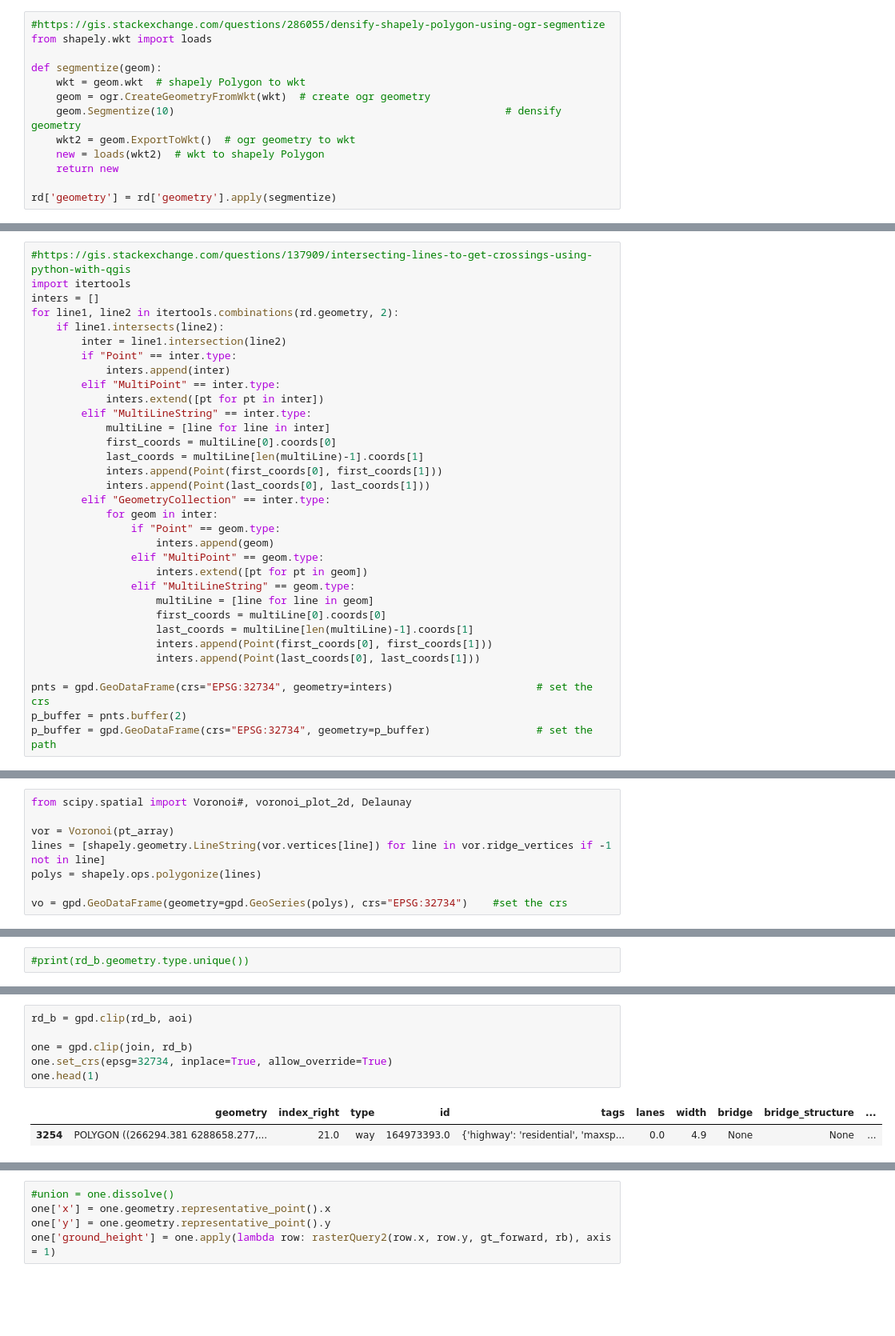
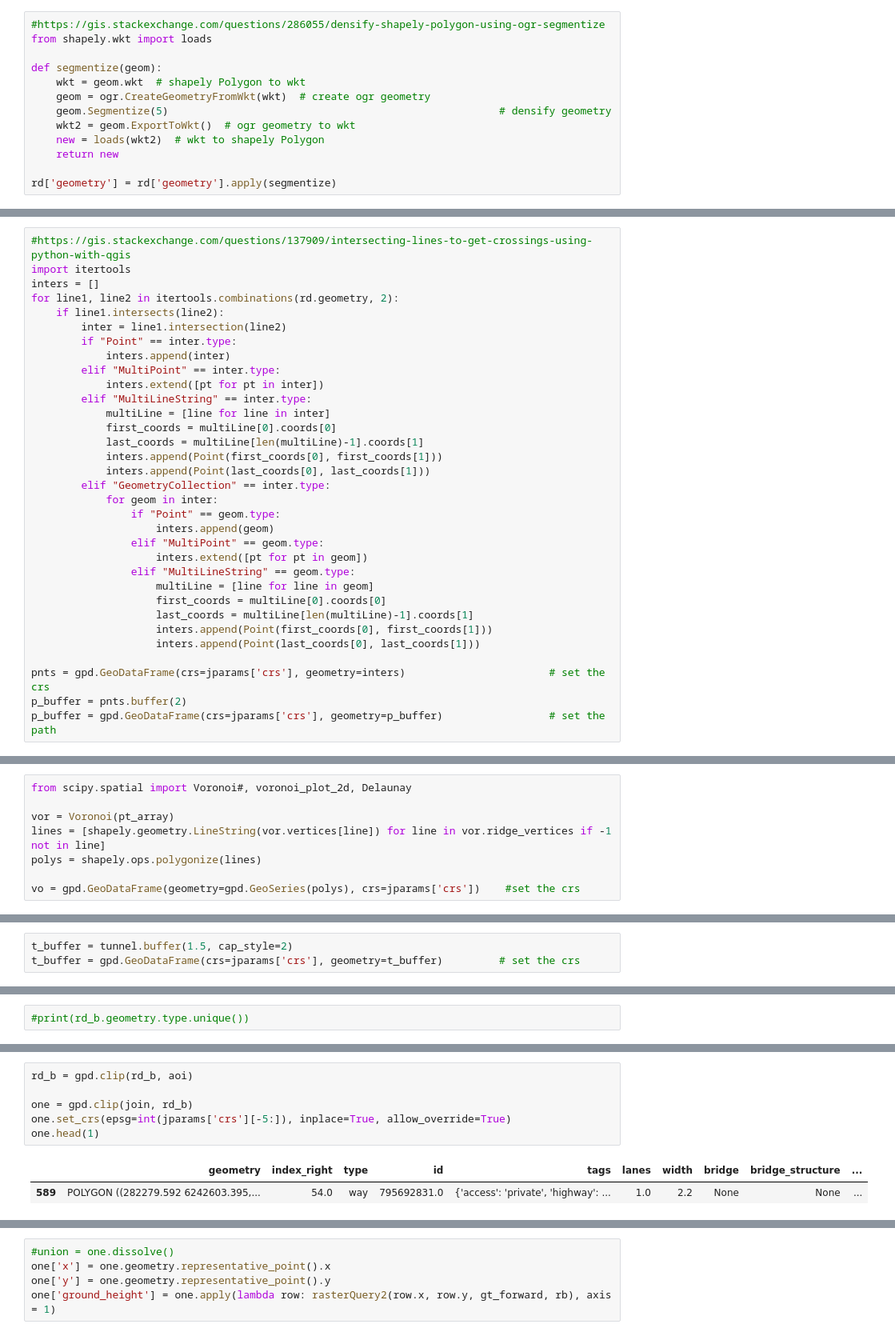
Before and after one commit to AdrianKriger/osm_LoD1_3DCityModel, a Jupyter notebook: village_campus/extra/CityJSONwalkthrough.ipynb, the cells around one changed output, grey strips where cells are left out. Shown at 80% size. Cells and saved outputs as stored; diff of their text form; blank space fills up the shorter version.

```diff
--- a/village_campus/extra/CityJSONwalkthrough.ipynb
+++ b/village_campus/extra/CityJSONwalkthrough.ipynb
@@ -467,7 +469,7 @@ from shapely.wkt import loads
 def segmentize(geom):
     wkt = geom.wkt  # shapely Polygon to wkt
     geom = ogr.CreateGeometryFromWkt(wkt)  # create ogr geometry
-    geom.Segmentize(10)                                                     # densify geometry
+    geom.Segmentize(5)                                                     # densify geometry
     wkt2 = geom.ExportToWkt()  # ogr geometry to wkt
     new = loads(wkt2)  # wkt to shapely Polygon
     return new
@@ -516,9 +517,9 @@ for line1, line2 in itertools.combinations(rd.geometry, 2):
                     inters.append(Point(first_coords[0], first_coords[1]))
                     inters.append(Point(last_coords[0], last_coords[1]))
 
-pnts = gpd.GeoDataFrame(crs="EPSG:32734", geometry=inters)                       # set the crs
+pnts = gpd.GeoDataFrame(crs=jparams['crs'], geometry=inters)                       # set the crs
 p_buffer = pnts.buffer(2)
-p_buffer = gpd.GeoDataFrame(crs="EPSG:32734", geometry=p_buffer)                 # set the path
+p_buffer = gpd.GeoDataFrame(crs=jparams['crs'], geometry=p_buffer)                 # set the path
 # %%
 rd_e = gpd.overlay(rd, p_buffer, how='difference')
 rd_e = rd_e.explode()
@@ -547,7 +548,7 @@ vor = Voronoi(pt_array)
 lines = [shapely.geometry.LineString(vor.vertices[line]) for line in vor.ridge_vertices if -1 not in line]
 polys = shapely.ops.polygonize(lines)
 
-vo = gpd.GeoDataFrame(geometry=gpd.GeoSeries(polys), crs="EPSG:32734")    #set the crs
+vo = gpd.GeoDataFrame(geometry=gpd.GeoSeries(polys), crs=jparams['crs'])    #set the crs
 # %%
 #fig = voronoi_plot_2d(vor)
 #plt.show()
@@ -556,0 +560,3 @@ join = gpd.sjoin(vo, rd_e, how="left", op="intersects")
+# %%
+t_buffer = tunnel.buffer(1.5, cap_style=2)
+t_buffer = gpd.GeoDataFrame(crs=jparams['crs'], geometry=t_buffer)         # set the crs
@@ -592,12 +598,12 @@ rd_b = rd_b.explode()
 # %%
 rd_b = gpd.clip(rd_b, aoi)
 
 one = gpd.clip(join, rd_b)
-one.set_crs(epsg=32734, inplace=True, allow_override=True)
+one.set_crs(epsg=int(jparams['crs'][-5:]), inplace=True, allow_override=True)
 one.head(1)
 # %% [output]
 |  | geometry | index_right | type | id | tags | lanes | width | bridge | bridge_structure | ... |
-| 3254 | POLYGON ((266294.381 6288658.277,... | 21.0 | way | 164973393.0 | {'highway': 'residential', 'maxsp... | 0.0 | 4.9 | None | None | ... |
+| 589 | POLYGON ((282279.592 6242603.395,... | 54.0 | way | 795692831.0 | {'access': 'private', 'highway': ... | 1.0 | 2.2 | None | None | ... |
 # %%
 print(len(one))#.head(2)
 #rd_copy.head(2)
```
Also changed, not shown: parts of 60 cells of this notebook, 1 other file.
